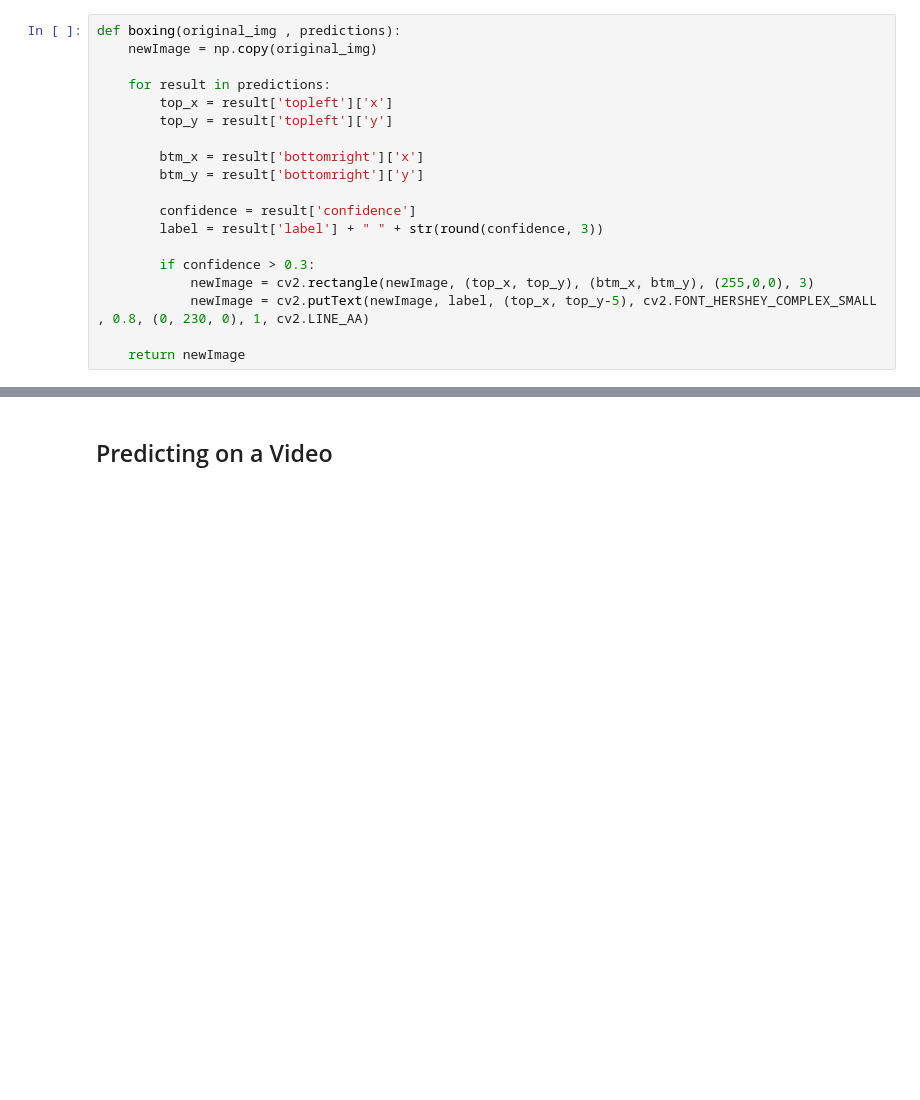
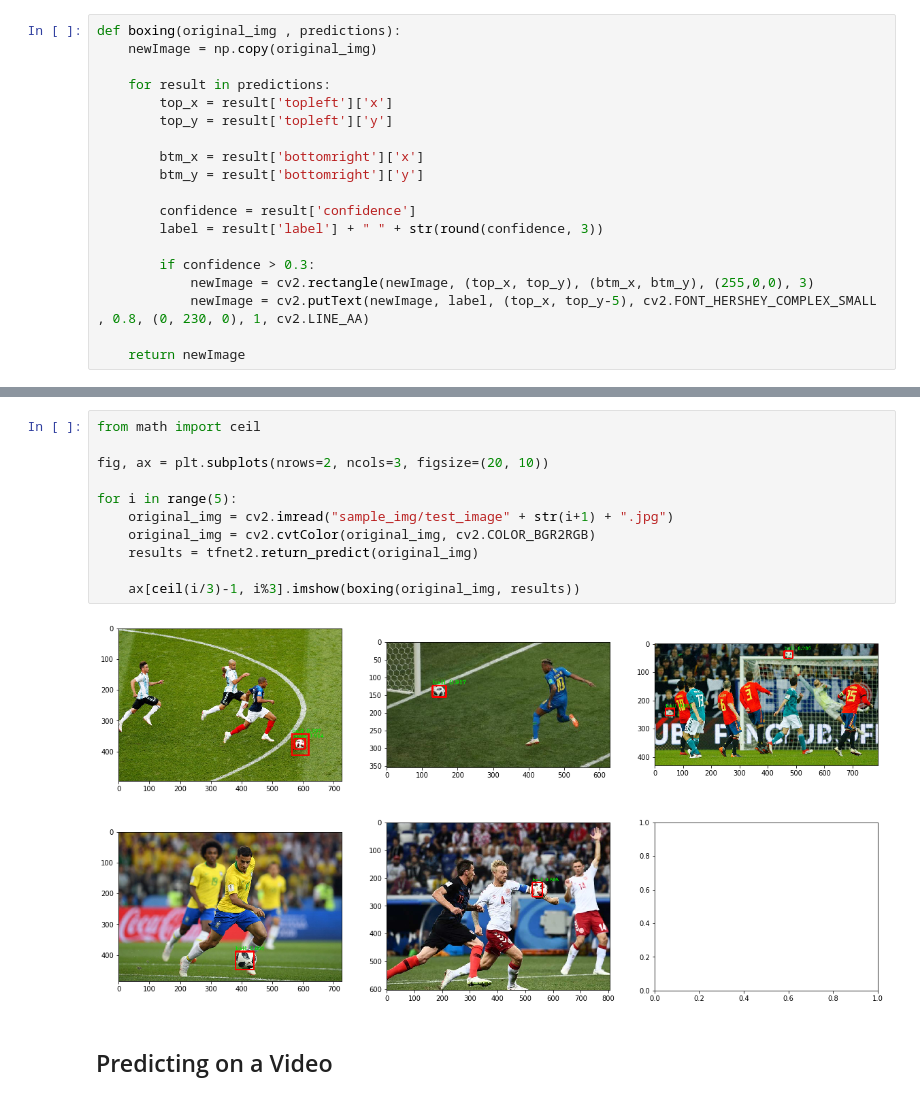
Before and after one commit to deep-diver/Soccer-Ball-Detection-YOLOv2, a Jupyter notebook: YOLOv2-Train.ipynb, the cells around one changed output, grey strips where cells are left out. Cells and saved outputs as stored; diff of their text form; blank space fills up the shorter version.

```diff
--- a/YOLOv2-Train.ipynb
+++ b/YOLOv2-Train.ipynb
@@ -175,3 +165,16 @@ ax.imshow(boxing(original_img, results))
+# %%
+from math import ceil
+
+fig, ax = plt.subplots(nrows=2, ncols=3, figsize=(20, 10))
+
+for i in range(5):
+    original_img = cv2.imread("sample_img/test_image" + str(i+1) + ".jpg")
+    original_img = cv2.cvtColor(original_img, cv2.COLOR_BGR2RGB)
+    results = tfnet2.return_predict(original_img)
+
+    ax[ceil(i/3)-1, i%3].imshow(boxing(original_img, results))
+# %% [output]
+[figure, added]
 # %% [markdown]
 ## Predicting on a Video
 # %%
```
Also changed, not shown: parts of 11 cells of this notebook.
